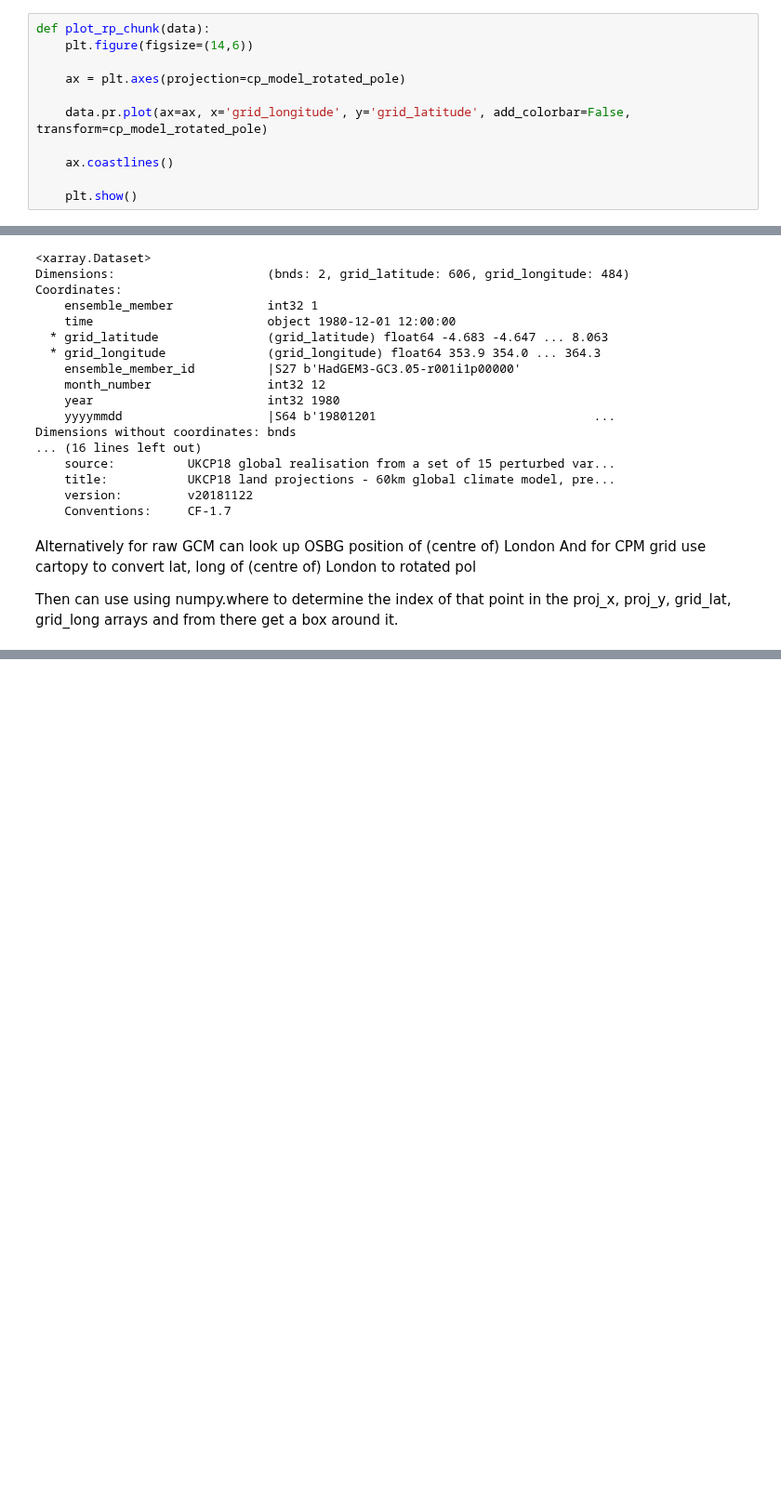
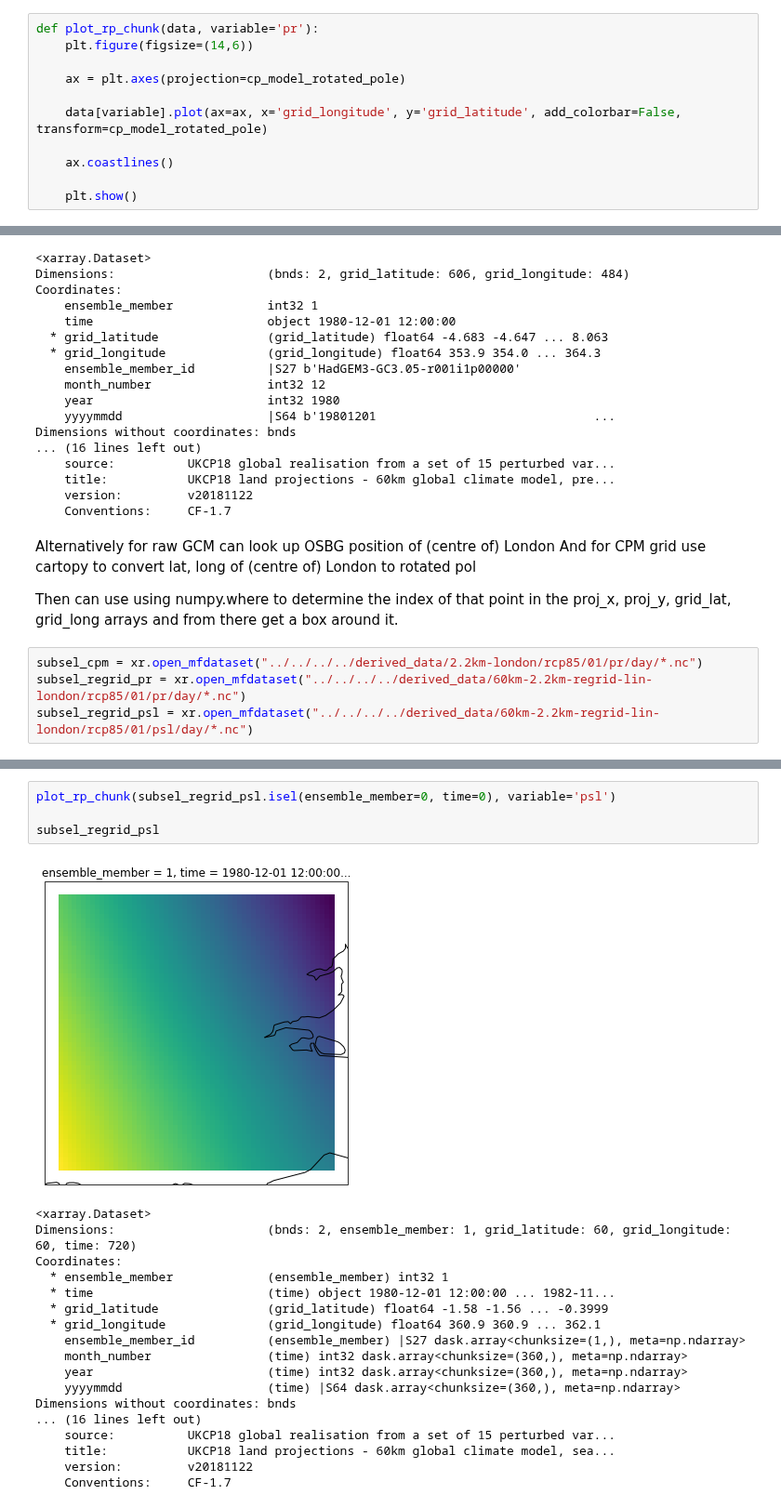
Before and after one commit to henryaddison/ml-downscaling-emulation, a Jupyter notebook: notebooks/learning/test-set-exploration.ipynb, the cells around one changed output, grey strips where cells are left out. Shown at 93% size. Drawn from its saved outputs; the diff is of its cells as text; blank space fills up the shorter version.

Commit message:
update test set notebook to read in subselected files

```diff
--- a/notebooks/learning/test-set-exploration.ipynb
+++ b/notebooks/learning/test-set-exploration.ipynb
@@ -86,12 +86,12 @@ def plot_latlong_chunk(data):
 
     plt.show()
 # %%
-def plot_rp_chunk(data):
+def plot_rp_chunk(data, variable='pr'):
     plt.figure(figsize=(14,6))
 
     ax = plt.axes(projection=cp_model_rotated_pole)
 
-    data.pr.plot(ax=ax, x='grid_longitude', y='grid_latitude', add_colorbar=False, transform=cp_model_rotated_pole)
+    data[variable].plot(ax=ax, x='grid_longitude', y='grid_latitude', add_colorbar=False, transform=cp_model_rotated_pole)
 
     ax.coastlines()
 
@@ -163,3 +163,7 @@ Alternatively for raw GCM can look up OSBG position of (centre of) London
 And for CPM grid use cartopy to convert lat, long of (centre of) London to rotated pol
 
 Then can use using numpy.where to determine the index of that point in the proj_x, proj_y, grid_lat, grid_long arrays and from there get a box around it.
+# %%
+subsel_cpm = xr.open_mfdataset("../../../../derived_data/2.2km-london/rcp85/01/pr/day/*.nc")
+subsel_regrid_pr = xr.open_mfdataset("../../../../derived_data/60km-2.2km-regrid-lin-london/rcp85/01/pr/day/*.nc")
+subsel_regrid_psl = xr.open_mfdataset("../../../../derived_data/60km-2.2km-regrid-lin-london/rcp85/01/psl/day/*.nc")
@@ -165,0 +216,23 @@ Then can use using numpy.where to determine the index of that point in the proj_
+# %%
+plot_rp_chunk(subsel_regrid_psl.isel(ensemble_member=0, time=0), variable='psl')
+
+subsel_regrid_psl
+# %% [output]
+[figure, added]
+<xarray.Dataset>
+Dimensions:                     (bnds: 2, ensemble_member: 1, grid_latitude: 60, grid_longitude: 60, time: 720)
+Coordinates:
+  * ensemble_member             (ensemble_member) int32 1
+  * time                        (time) object 1980-12-01 12:00:00 ... 1982-11...
+  * grid_latitude               (grid_latitude) float64 -1.58 -1.56 ... -0.3999
+  * grid_longitude              (grid_longitude) float64 360.9 360.9 ... 362.1
+    ensemble_member_id          (ensemble_member) |S27 dask.array<chunksize=(1,), meta=np.ndarray>
+    month_number                (time) int32 dask.array<chunksize=(360,), meta=np.ndarray>
+    year                        (time) int32 dask.array<chunksize=(360,), meta=np.ndarray>
+    yyyymmdd                    (time) |S64 dask.array<chunksize=(360,), meta=np.ndarray>
+Dimensions without coordinates: bnds
+... (16 lines left out)
+    source:          UKCP18 global realisation from a set of 15 perturbed var...
+    title:           UKCP18 land projections - 60km global climate model, sea...
+    version:         v20181122
+    Conventions:     CF-1.7
```
Also changed, not shown: parts of 3 cells of this notebook.
